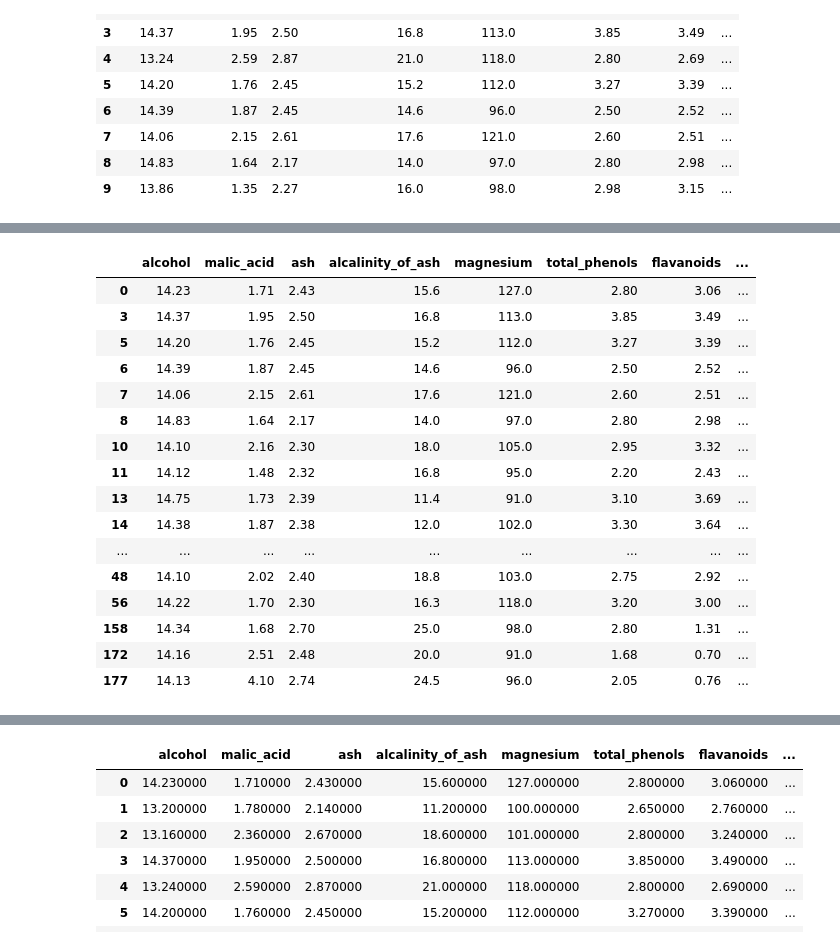
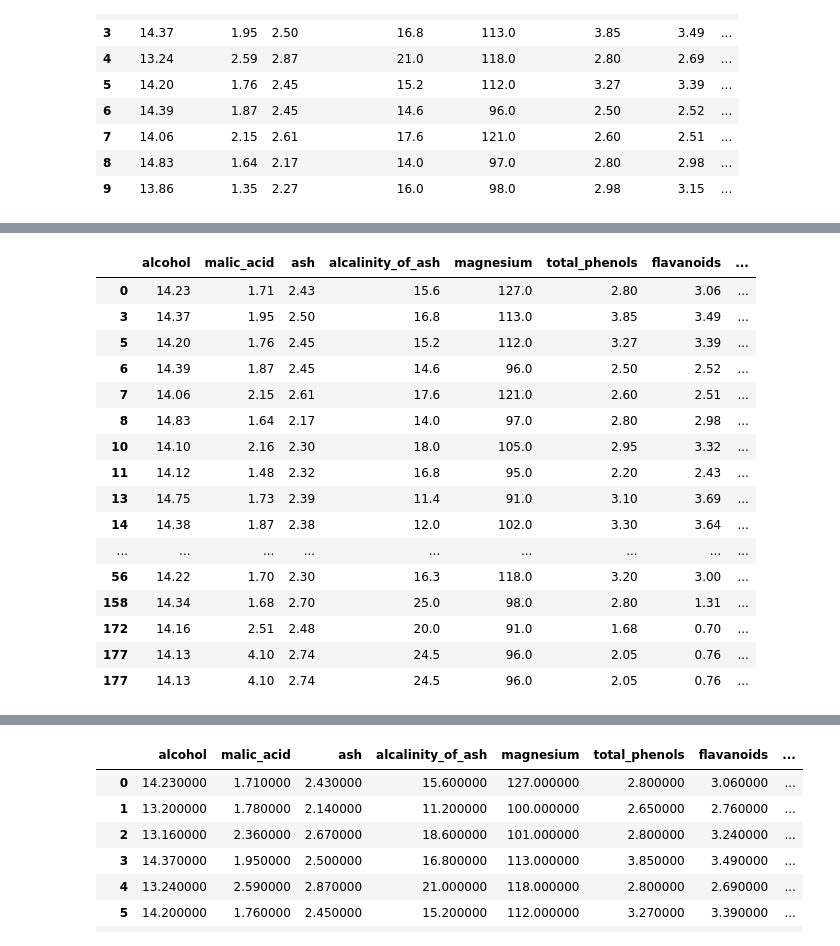
Before and after one commit to smith-kyle/notebook-diff-tests, a Jupyter notebook: dataframes.ipynb, the cells around one changed output, grey strips where cells are left out. Saved outputs shown, nothing was run; the diff lists cells and outputs as text; code cells hidden in the pictures.

```diff
--- a/dataframes.ipynb
+++ b/dataframes.ipynb
@@ -93,21 +93,22 @@ df.iloc[-n:]
 # %%
-mask = df['alcohol'] > 14
-df.loc[mask]
+new_df = random_changes(df)
+mask = new_df['alcohol'] > 14
+new_df.loc[mask]
 # %% [output]
 |  | alcohol | malic_acid | ash | alcalinity_of_ash | magnesium | total_phenols | flavanoids | ... |
 | 0 | 14.23 | 1.71 | 2.43 | 15.6 | 127.0 | 2.80 | 3.06 | ... |
 | 3 | 14.37 | 1.95 | 2.50 | 16.8 | 113.0 | 3.85 | 3.49 | ... |
 | 5 | 14.20 | 1.76 | 2.45 | 15.2 | 112.0 | 3.27 | 3.39 | ... |
 | 6 | 14.39 | 1.87 | 2.45 | 14.6 | 96.0 | 2.50 | 2.52 | ... |
 | 7 | 14.06 | 2.15 | 2.61 | 17.6 | 121.0 | 2.60 | 2.51 | ... |
 | 8 | 14.83 | 1.64 | 2.17 | 14.0 | 97.0 | 2.80 | 2.98 | ... |
 | 10 | 14.10 | 2.16 | 2.30 | 18.0 | 105.0 | 2.95 | 3.32 | ... |
 | 11 | 14.12 | 1.48 | 2.32 | 16.8 | 95.0 | 2.20 | 2.43 | ... |
 | 13 | 14.75 | 1.73 | 2.39 | 11.4 | 91.0 | 3.10 | 3.69 | ... |
 | 14 | 14.38 | 1.87 | 2.38 | 12.0 | 102.0 | 3.30 | 3.64 | ... |
 | ... | ... | ... | ... | ... | ... | ... | ... | ... |
-| 48 | 14.10 | 2.02 | 2.40 | 18.8 | 103.0 | 2.75 | 2.92 | ... |
 | 56 | 14.22 | 1.70 | 2.30 | 16.3 | 118.0 | 3.20 | 3.00 | ... |
 | 158 | 14.34 | 1.68 | 2.70 | 25.0 | 98.0 | 2.80 | 1.31 | ... |
 | 172 | 14.16 | 2.51 | 2.48 | 20.0 | 91.0 | 1.68 | 0.70 | ... |
 | 177 | 14.13 | 4.10 | 2.74 | 24.5 | 96.0 | 2.05 | 0.76 | ... |
+| 177 | 14.13 | 4.10 | 2.74 | 24.5 | 96.0 | 2.05 | 0.76 | ... |
```
Also changed, not shown: parts of 13 cells of this notebook.
